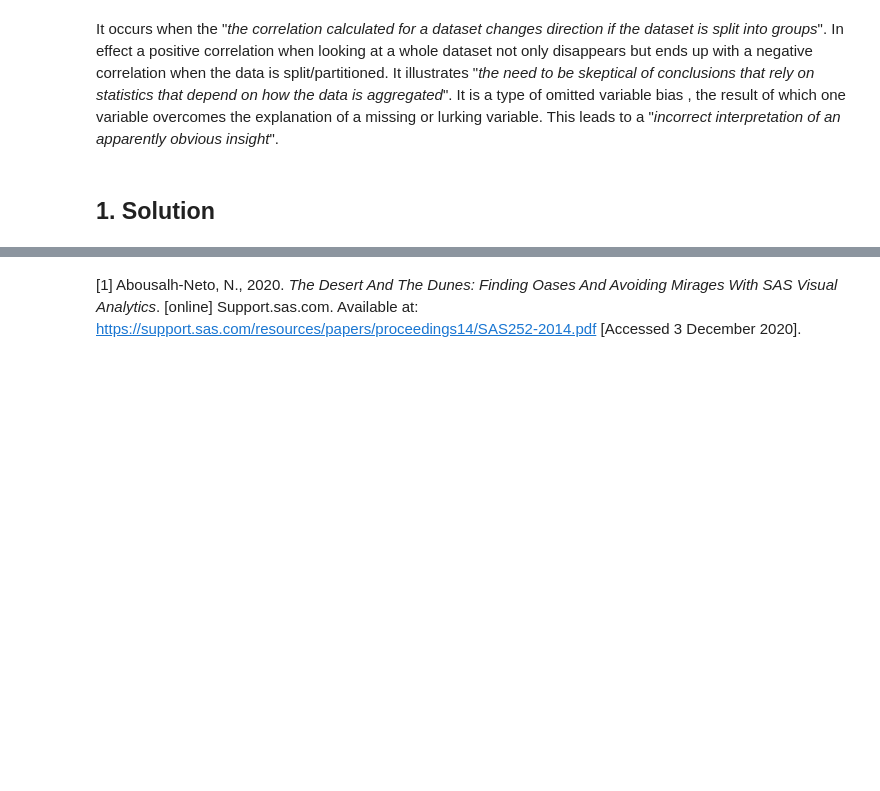
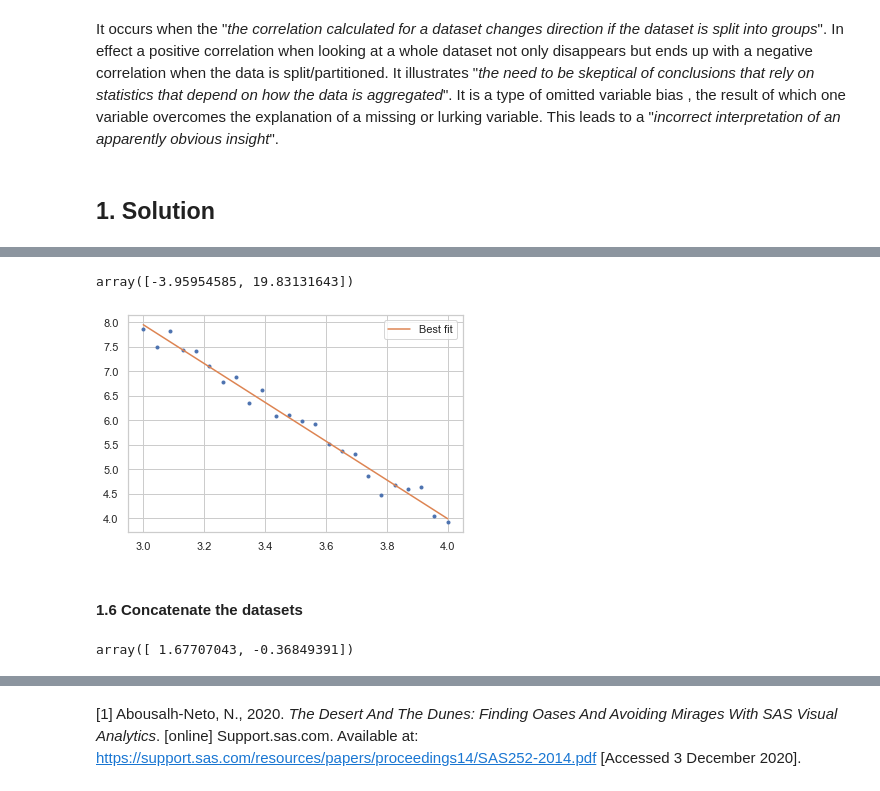
Before and after one commit to Munster2020/HDIP_CSDA_COMP07084_TASKS, a Jupyter notebook: tasks2020.ipynb, the cells around one changed output, grey strips where cells are left out. Drawn from its saved outputs; the diff is of its cells as text; code cells hidden in the pictures; blank space fills up the shorter version.

```diff
--- a/tasks2020.ipynb
+++ b/tasks2020.ipynb
@@ -587,0 +527,21 @@ plt.show()
+# %%
+# create fourth dataset
+x4 = np.linspace(3, 4, 24)
+noise = np.random.normal(0, 0.2, x4.shape)
+a, b = -4, 20
+y = a*x4+b
+y4 = y+noise
+# %%
+# coefficient
+coeffs4 = np.polyfit(x4, y4, 1)
+coeffs4
+# %% [output]
+array([-3.95954585, 19.83131643])
+# %%
+plt.plot(x4, y4, '.');
+plt.plot(x4, coeffs4[0] * x4 + coeffs4[1], '-', label='Best fit')
+plt.legend();
+# %% [output]
+[figure, added]
+# %% [markdown]
+#### 1.6 Concatenate the  datasets
@@ -587,0 +552,6 @@ plt.show()
+# %%
+# coefficient
+coeffs5 = np.polyfit(x_array, y_array, 1)
+coeffs5
+# %% [output]
+array([ 1.67707043, -0.36849391])
```
Also changed, not shown: parts of 47 cells of this notebook, 1 other file.
